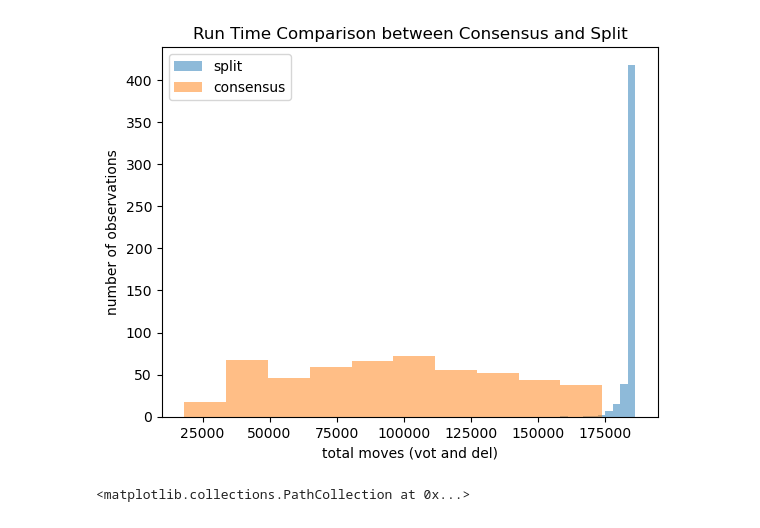
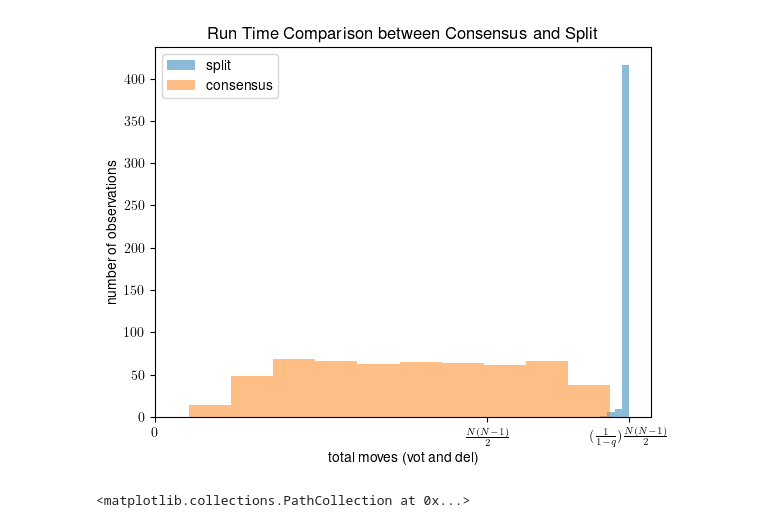
Before and after one commit to raeichho/new_simulations, a Jupyter notebook: analysis_pandas.ipynb, the cells around one changed output. Saved outputs shown, nothing was run; the diff lists cells and outputs as text; code cells hidden in the pictures.

```diff
--- a/analysis_pandas.ipynb
+++ b/analysis_pandas.ipynb
@@ -3,8 +3,13 @@ import numpy as np
 import pandas as pd
 import matplotlib.pyplot as plt
 
-FILENAME = "test"
-N_VOTERS = 512
+plt.rcParams.update({
+    "text.usetex": True,
+    "font.family": "Helvetica"
+})
+
+FILENAME = "testfilename_clean"
+N_VOTERS = 1024
 
 def read_summary(filename):
     return pd.read_csv(filename, skiprows=lambda x: x!=1 and ((x+1) % 3) !=0, index_col=False)
@@ -13,36 +18,44 @@ def read_opinions(filename):
     return pd.read_csv(filename, skiprows=lambda x: x==0 or (x % 3) !=0, names=[i for i in np.arange(N_VOTERS)],
                        index_col=False)
 
 def read_components(filename):
     return pd.read_csv(filename, skiprows=lambda x: x==1 or ((x-1) % 3) !=0, names=[i for i in np.arange(N_VOTERS)],
                        index_col=False)
 
 
 
 summary = read_summary(FILENAME)
 opinions = read_opinions(FILENAME)
 components = read_components(FILENAME)
 
 df = pd.concat([summary, opinions, components], axis=1, keys=["summary","opinions","components"])
 
 #split_df = df[df["final_state"] =="real_split"]
 #consensus_df = df[df["final_state"] =="real_consensus"]
 #unfinished_df = df[df["final_state"] =="unfinished"]
 
 
 #assert len(unfinished_df) + len(consensus_df) + len(split_df) == 1000
 
+#äold = df[df["summary"]["final_state"]=="real_split"]["summary"]["n_vot_moves"]+df[df["summary"]["final_state"]=="real_split"]["summary"]["n_del_moves"]
+
+#new = df[df["summary"]["final_state"]=="real_consensus"]["summary"]["n_vot_moves"]+df[df["summary"]["final_state"]=="real_consensus"]["summary"]["n_del_moves"]
+
 plt.hist(df[df["summary"]["final_state"]=="real_split"]["summary"]["n_vot_moves"]
-         +df[df["summary"]["final_state"]=="real_split"]["summary"]["n_del_moves"], alpha=0.5,label="split")
-plt.hist(df[df["summary"]["final_state"]=="real_consensus"]["summary"]["n_vot_moves"]
+         +df[df["summary"]["final_state"]=="real_split"]["summary"]["n_del_moves"], alpha=0.5,label="split", bins=[747521-6*11227,747521-5*11227,747521-4*11227,747521-3*11227,747521-2*11227,747521-11227,747521])
+
+(n, bins, patches) = plt.hist(df[df["summary"]["final_state"]=="real_consensus"]["summary"]["n_vot_moves"]
          +df[df["summary"]["final_state"]=="real_consensus"]["summary"]["n_del_moves"], alpha=0.5,label="consensus")
+
+
 plt.legend()
 plt.xlabel("total moves (vot and del)")
 plt.ylabel("number of observations")
 plt.title("Run Time Comparison between Consensus and Split")
+plt.xticks([0, N_VOTERS*(N_VOTERS-1)/2, (1+0.3/(1-0.3))*N_VOTERS*(N_VOTERS-1)/2], labels=["$0$",r"$\frac{N(N-1)}{2}$",r"$(\frac{1}{1-q})\frac{N(N-1)}{2}$"])
 plt.show()
 # %% [output]
-[figure, old version]
+[figure, new version]
 # %%
 split_components = df[df["summary"]["final_state"]=="real_split"]["components"]
 
```
